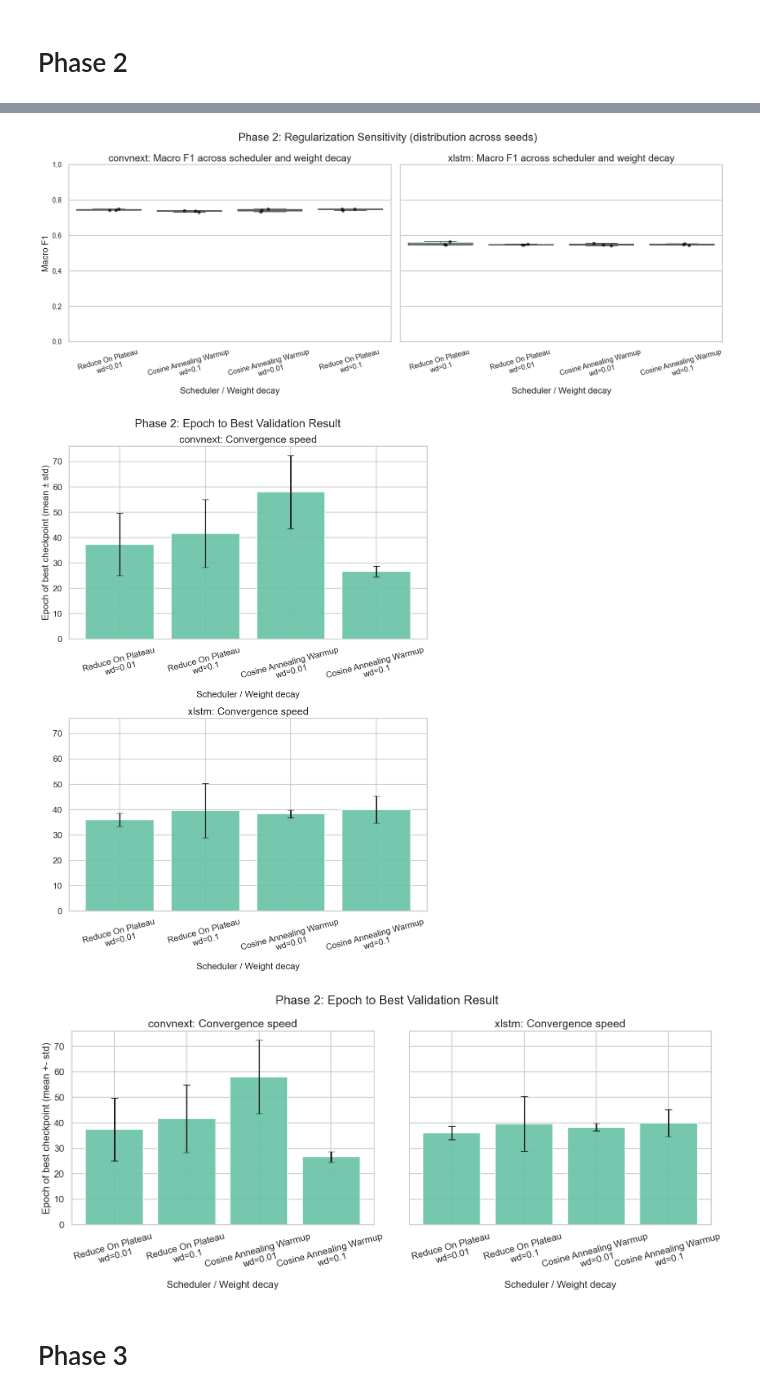
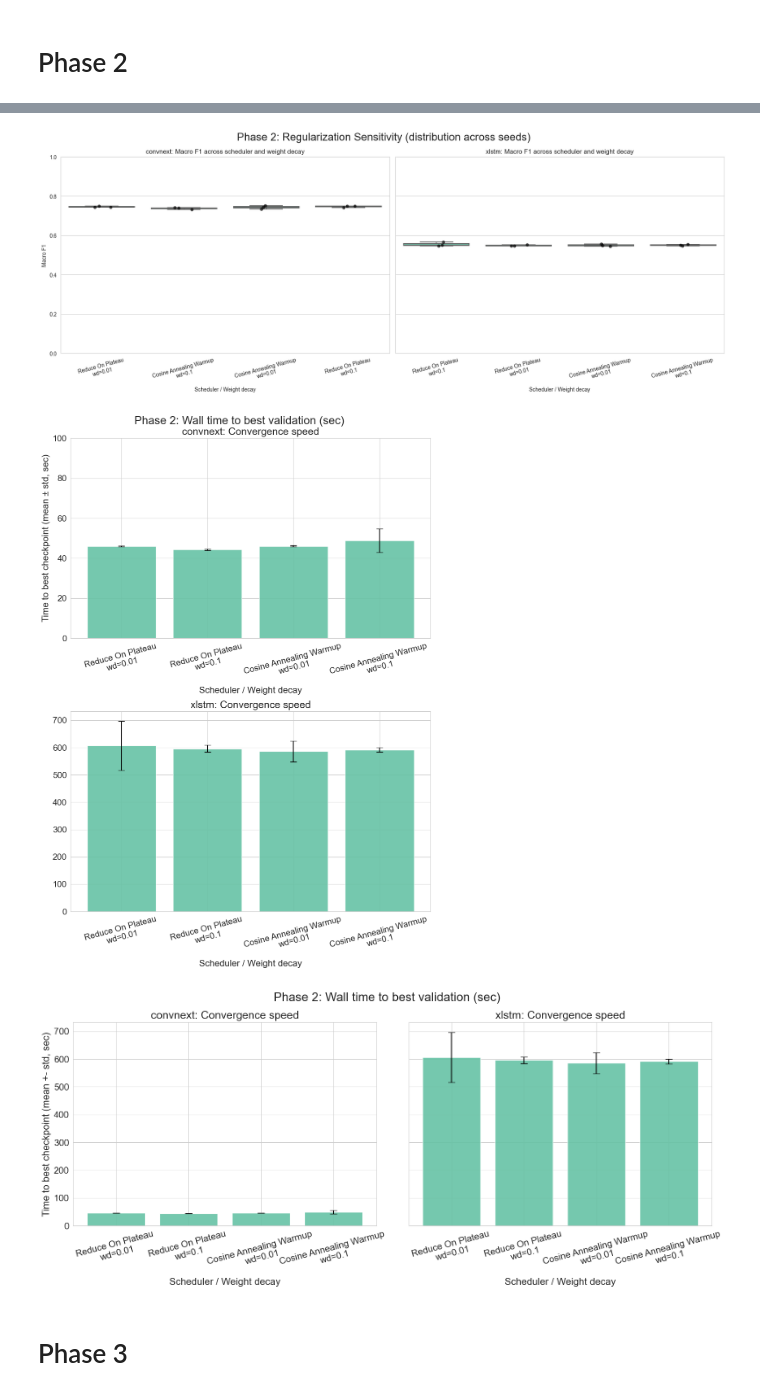
Before and after one commit to Pawlo77/speech-recognition, a Jupyter notebook: notebooks/analysis.ipynb, the cells around one changed output, grey strips where cells are left out. Saved outputs shown, nothing was run; the diff lists cells and outputs as text; code cells hidden in the pictures.

Commit message:
report: add training time analysis, update presentation
Co-authored-by: Copilot <copilot@github.com>

```diff
--- a/notebooks/analysis.ipynb
+++ b/notebooks/analysis.ipynb
@@ -14,3 +14,4 @@ df2 = pd.read_json("./analysis_data/phase_2.json", lines=True)
 df3 = pd.read_json("./analysis_data/phase_3.json", lines=True)
 df4 = pd.read_json("./analysis_data/phase_4.json", lines=True)
 df_per_class = pd.read_json("./analysis_data/per_class_metrics.json", lines=True)
+df_training = pd.read_json("./analysis_data/training_metrics.json", lines=True)
@@ -270,20 +304,20 @@ plt.show()
 conv = (
     phase2.groupby(["model_family", "scheduler", "weight_decay"], observed=True)
     .agg(
-        mean_best_epoch=("epoch", "mean"),
-        std_best_epoch=("epoch", "std"),
+        mean_best_time_sec=("cum_time_sec", "mean"),
+        std_best_time_sec=("cum_time_sec", "std"),
         runs=("run_id", "count"),
     )
     .reset_index()
 )
-conv["std_best_epoch"] = conv["std_best_epoch"].fillna(0.0)
+conv["std_best_time_sec"] = conv["std_best_time_sec"].fillna(0.0)
 conv["config_label"] = (
     conv["scheduler"].astype(str).str.replace("_", " ").str.title()
     + "\nwd="
     + conv["weight_decay"].astype(str)
 )
 
-fig, axes = plt.subplots(2, 1, figsize=(10, 14), sharey=True)
+fig, axes = plt.subplots(2, 1, figsize=(10, 14))
 
 for ax, model in zip(axes, model_order, strict=True):
     model_df = conv[conv["model_family"] == model].copy()
@@ -300,8 +334,8 @@ for ax, model in zip(axes, model_order, strict=True):
 
     ax.bar(
         x=range(len(model_df)),
-        height=model_df["mean_best_epoch"],
-        yerr=model_df["std_best_epoch"],
+        height=model_df["mean_best_time_sec"],
+        yerr=model_df["std_best_time_sec"],
         capsize=6,
         alpha=0.9,
     )
@@ -311,9 +345,10 @@ for ax, model in zip(axes, model_order, strict=True):
     ax.set_title(f"{model}: Convergence speed", fontsize=18)
     ax.set_xlabel("Scheduler / Weight decay", fontsize=16)
 
-axes[0].set_ylabel("Epoch of best checkpoint (mean ± std)", fontsize=16)
+axes[0].set_ylabel("Time to best checkpoint (mean ± std, sec)", fontsize=16)
+axes[0].set_ylim(0, 100)
 axes[1].set_ylabel("")
-fig.suptitle("Phase 2: Epoch to Best Validation Result", fontsize=20)
+fig.suptitle("Phase 2: Wall time to best validation (sec)", fontsize=20)
 plt.tight_layout()
 plt.savefig("./plots/phase_2_convergence_speed.png", dpi=500)
 plt.show()
@@ -336,8 +371,8 @@ for ax, model in zip(axes, model_order, strict=True):
 
     ax.bar(
         x=range(len(model_df)),
-        height=model_df["mean_best_epoch"],
-        yerr=model_df["std_best_epoch"],
+        height=model_df["mean_best_time_sec"],
+        yerr=model_df["std_best_time_sec"],
         capsize=6,
         alpha=0.9,
     )
@@ -347,9 +382,9 @@ for ax, model in zip(axes, model_order, strict=True):
     ax.set_title(f"{model}: Convergence speed", fontsize=18)
     ax.set_xlabel("Scheduler / Weight decay", fontsize=16)
 
-axes[0].set_ylabel("Epoch of best checkpoint (mean +- std)", fontsize=16)
+axes[0].set_ylabel("Time to best checkpoint (mean +- std, sec)", fontsize=16)
 axes[1].set_ylabel("")
-fig.suptitle("Phase 2: Epoch to Best Validation Result", fontsize=20)
+fig.suptitle("Phase 2: Wall time to best validation (sec)", fontsize=20)
 plt.tight_layout()
 plt.savefig("./plots/phase_2_convergence_speed_2col.png", dpi=500)
 plt.show()
@@ -358,6 +393,6 @@ plt.show()
-[figure, old version]
+[figure, new version]
-[figure, old version]
+[figure, new version]
-[figure, old version]
+[figure, new version]
 # %% [markdown]
 # Phase 3
 # %%
```
Also changed, not shown: parts of 19 cells of this notebook, 19 other files.
